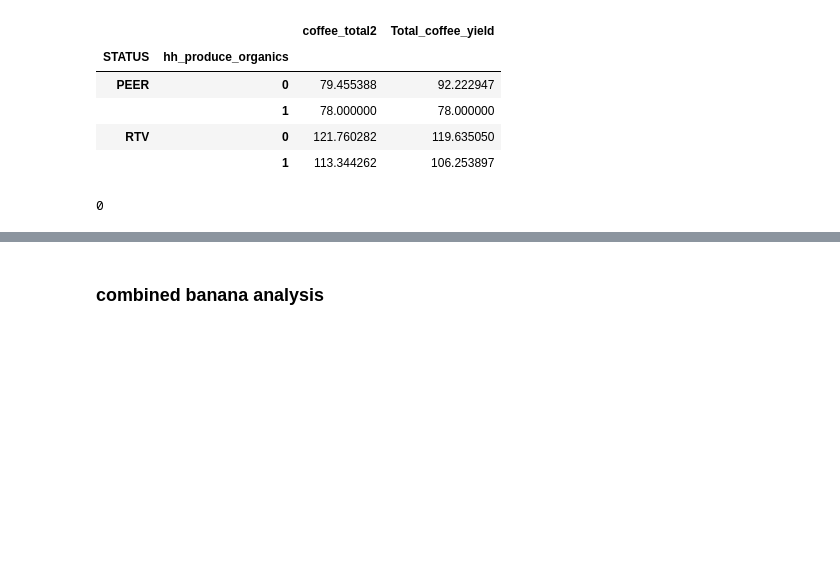
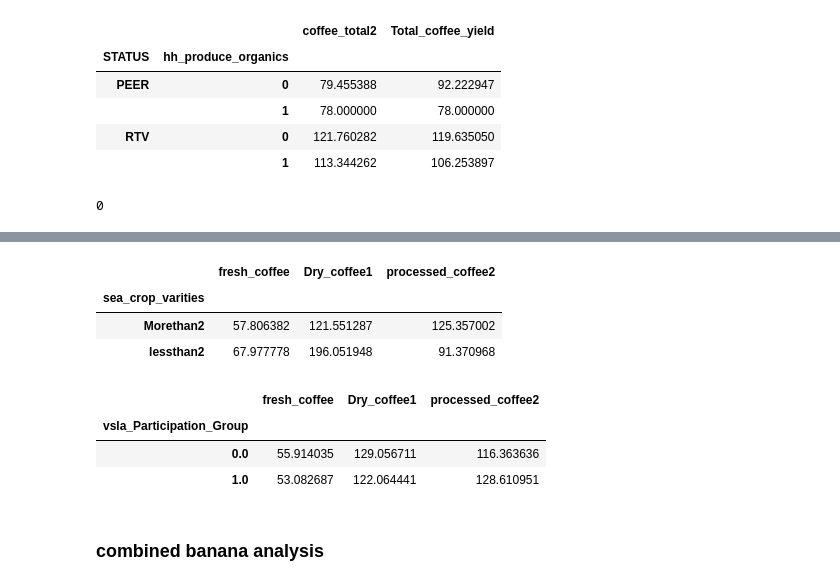
Before and after one commit to edisonmugabi/agric-impact, a Jupyter notebook: Agriculture impact analysis.ipynb, the cells around one changed output, grey strips where cells are left out. Cells and saved outputs as stored; diff of their text form; code cells hidden in the pictures; blank space fills up the shorter version.

```diff
--- a/Agriculture impact analysis.ipynb
+++ b/Agriculture impact analysis.ipynb
@@ -2809,0 +2817,18 @@ data_filtered.groupby('STATUS')[['food_banana_consumed','ripe_banana_consumed','
+# %%
+data_filtered1['sea_crop_varities']=np.where(data_filtered1['Seasonal _crops_num']<2,"lessthan2","Morethan2")
+# %%
+data_filtered1.groupby('sea_crop_varities')[['fresh_coffee','Dry_coffee1',
+                                                                    'processed_coffee2']].mean()
+# %% [output]
+|  | fresh_coffee | Dry_coffee1 | processed_coffee2 |
+| sea_crop_varities |  |  |  |
+| Morethan2 | 57.806382 | 121.551287 | 125.357002 |
+| lessthan2 | 67.977778 | 196.051948 | 91.370968 |
+# %%
+data_filtered1.groupby(['vsla_Participation_Group'])[['fresh_coffee','Dry_coffee1',
+                                                                    'processed_coffee2']].mean()
+# %% [output]
+|  | fresh_coffee | Dry_coffee1 | processed_coffee2 |
+| vsla_Participation_Group |  |  |  |
+| 0.0 | 55.914035 | 129.056711 | 116.363636 |
+| 1.0 | 53.082687 | 122.064441 | 128.610951 |
```
Also changed, not shown: parts of 11 cells of this notebook.
